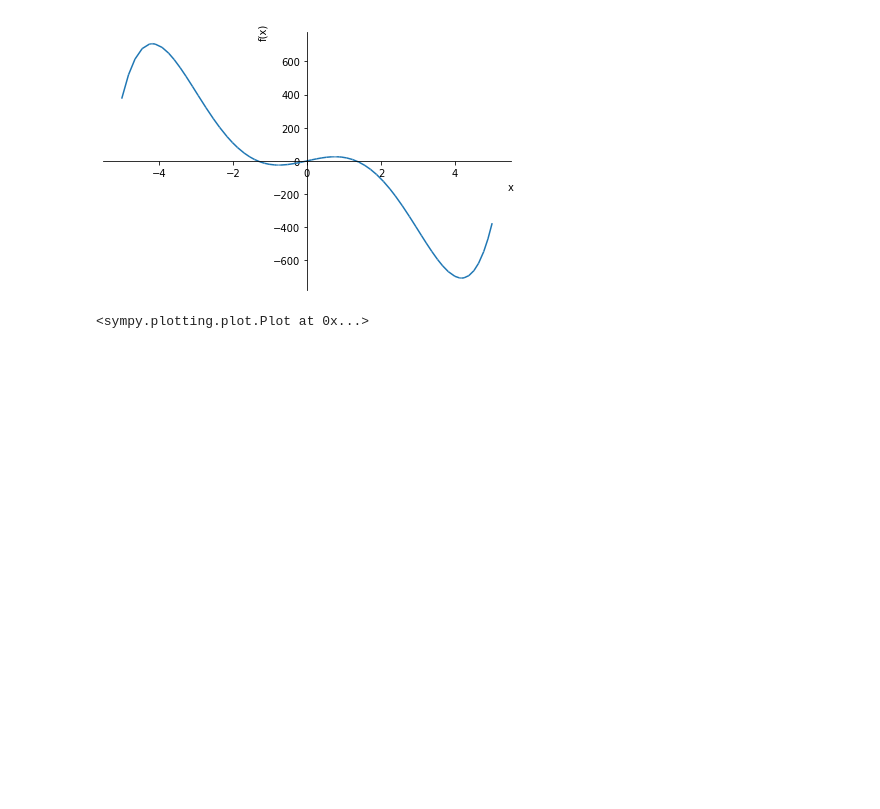
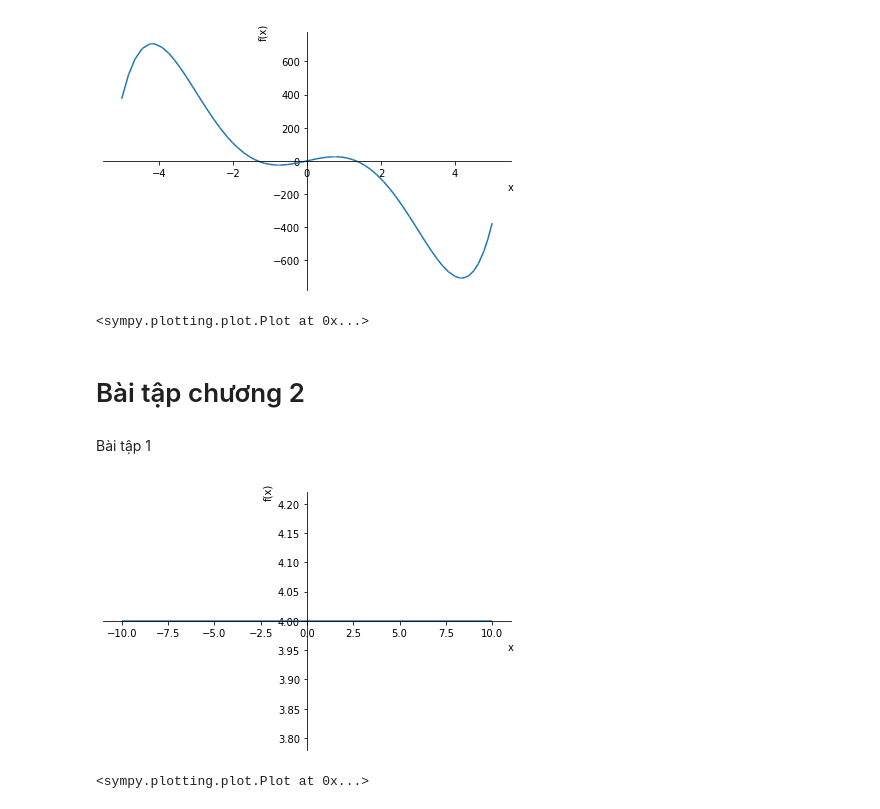
Before and after one commit to leminhquan2809/ThuchanhToanCC, a Jupyter notebook: Chương_2.ipynb, the cells around one changed output. Drawn from its saved outputs; the diff is of its cells as text; code cells hidden in the pictures; blank space fills up the shorter version.

```diff
--- a/Chương_2.ipynb
+++ b/Chương_2.ipynb
@@ -253,3 +263,13 @@ sympy.plot(f, (x, -5, 5))
 # %% [output]
 [figure]
 <sympy.plotting.plot.Plot at 0x...>
+# %% [markdown]
+# Bài tập chương 2
+# %% [markdown]
+Bài tập 1
+# %%
+import sympy
+sympy.plot(4)
+# %% [output]
+[figure, added]
+<sympy.plotting.plot.Plot at 0x...>
```
Also changed, not shown: parts of 2 cells of this notebook.
